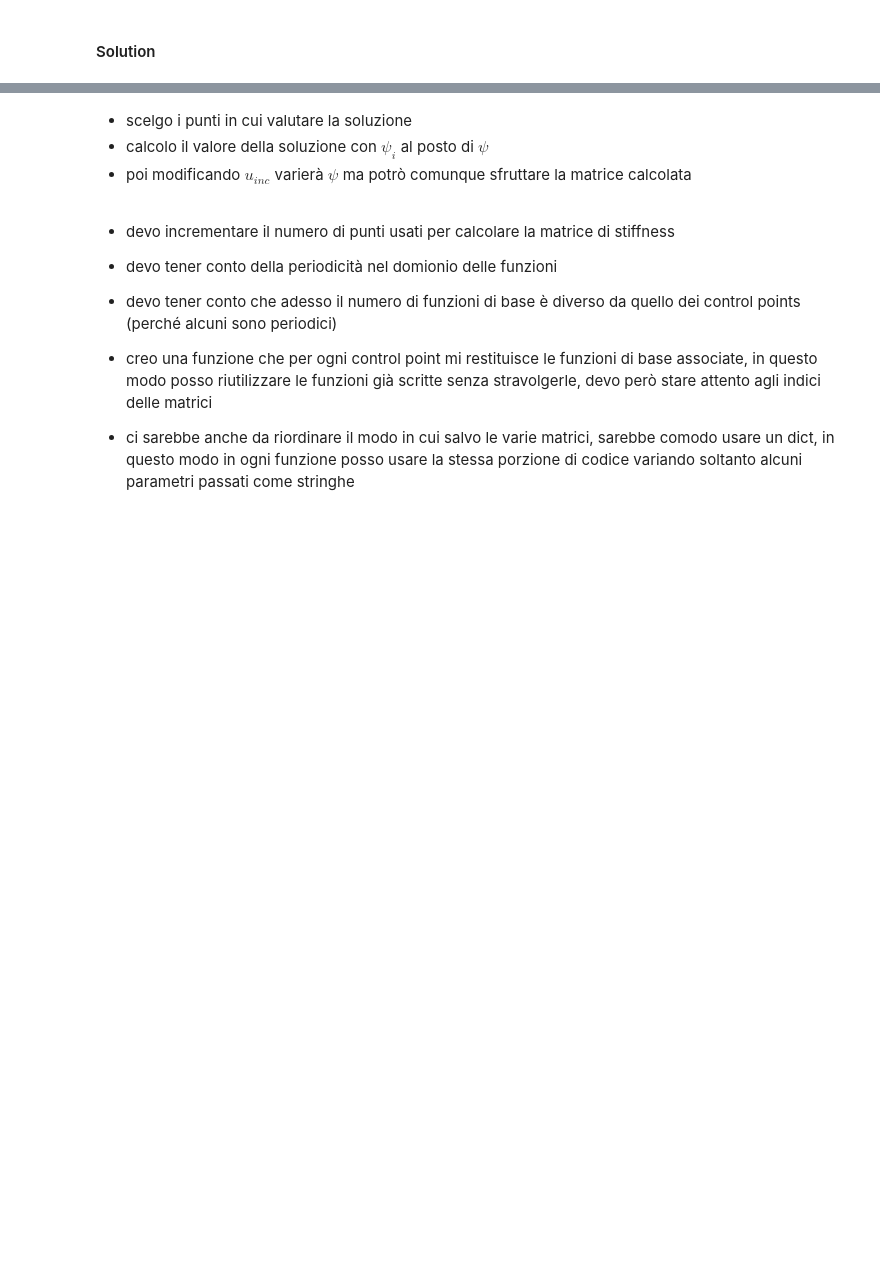
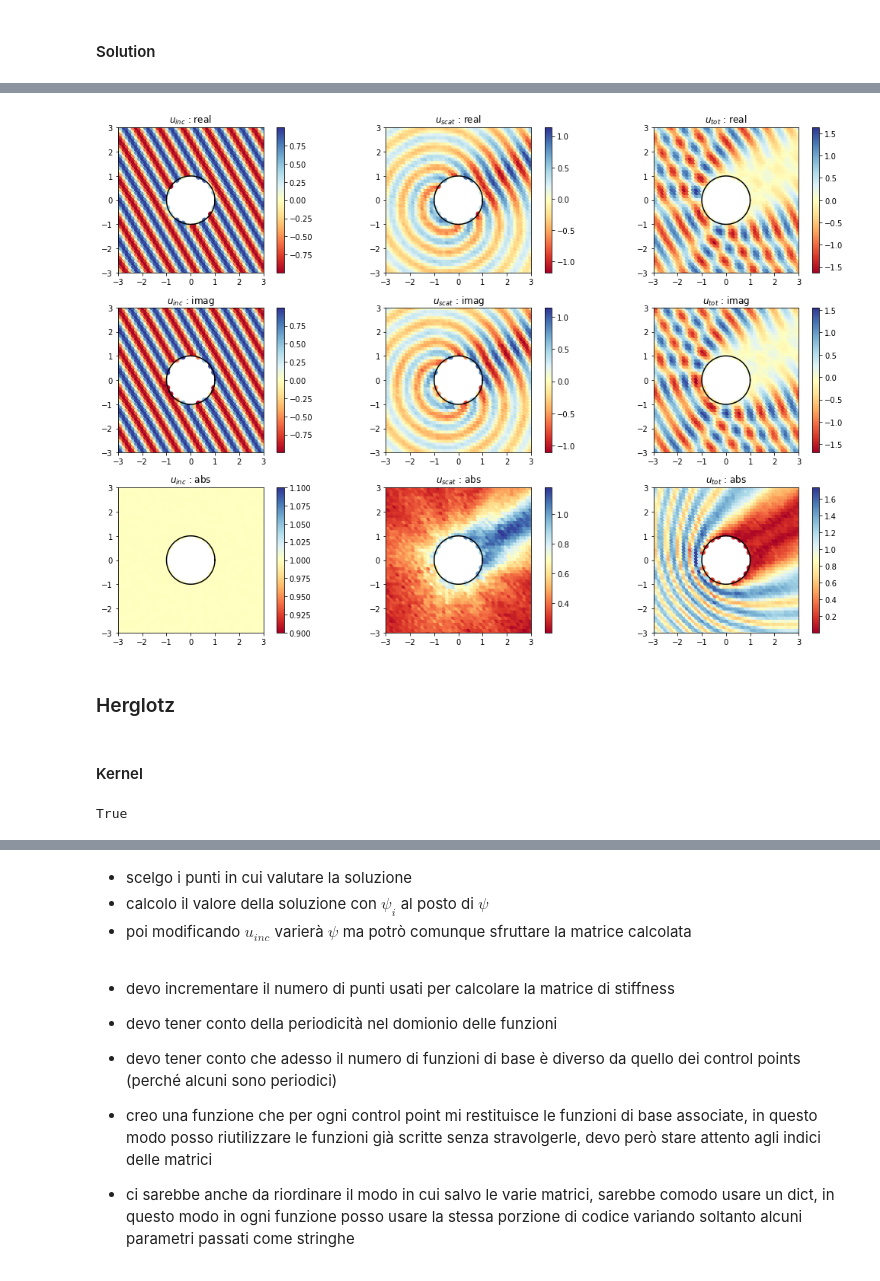
Before and after one commit to EliaStocco/Bspline, a Jupyter notebook: python/BEM-circle.ipynb, the cells around one changed output, grey strips where cells are left out. Drawn from its saved outputs; the diff is of its cells as text; code cells hidden in the pictures; blank space fills up the shorter version.

```diff
--- a/python/BEM-circle.ipynb
+++ b/python/BEM-circle.ipynb
@@ -34,3 +34,16 @@ def norm(x):
+# %%
+def plot(fig,n,xB,yB,x,y,c,title,cmap):
+
+    ax = fig.add_subplot(n)
+    ax.plot(xB, yB, color= "black",label="Bspline")
+    sc = ax.scatter(x,y,c=c,cmap=cmap)
+    plt.colorbar(sc)
+    ax.set_aspect('equal')
+    plt.xlim(min(x),max(x))
+    plt.ylim(min(y),max(y))
+    plt.title(title)
+
+    return
 # %% [markdown]
 # Periodic Bspline
 # %%
@@ -514,8 +503,8 @@ file
 # %% [output]
 'files/BEM/circle/single_layer_potential-bis-P=1-N=100-k=7.499999999999999.csv'
 # %%
-Nx= int(xmax-xmin)*8
-Ny = int(ymax-ymin)*8
+Nx= 10#int(xmax-xmin)*10
+Ny = 10#int(ymax-ymin)*10
 x = np.linspace(xmin,xmax,Nx)
 y = np.linspace(ymin,ymax,Ny)
 X,Y = np.meshgrid(x,y)
@@ -526,7 +515,7 @@ XY0[:,1] = Y.reshape((Nx*Ny,))
 
 internal = bs.internal_points(XY=XY0,NN=1000,xmin=0.,xmax=1.,opts=None)
 XY = XY0[ np.logical_not(internal) ]
-#print(len(XYslp)," = ",len(XYslp)/3600,"h")
+print(len(XY))#," = ",len(XYslp)/3600,"h")
 
 #tolgo elementi interni
 #radius = np.asarray([np.sqrt(np.sum(np.power(i,2.0))) for i in XY])
@@ -653,7 +658,8 @@ if os.path.exists(file_ind) and READ == True :
     sol = bs.load("ind_sol-BEM",file_ind)
 
 else :
-    sol,Xnp,Valnp = bs.BEM(uinc=plane_wave,k=wavevector,XY=XY,opts=None)
+    sol,Xnp,Valnp = bs.BEM(uinc=plane_wave,k=wavevector,XY=XY,\
+                           opts={"print":True,"ready_sol_BEM":False})
     if SAVE == True :
         bs.save("sol-BEM",file_sol)
         bs.save("lv-BEM",file_lv)
@@ -672,31 +686,60 @@ cmap = 'RdYlBu'
 def plot(fig,n,xB,yB,x,y,c,title):
 
     ax = fig.add_subplot(n)
     ax.plot(xB, yB, color= "black",label="Bspline")
     sc = ax.scatter(x,y,c=c,cmap=cmap)
     plt.colorbar(sc)
     ax.set_aspect('equal')
     plt.xlim(xmin,xmax)
     plt.ylim(ymin,ymax)
     plt.title(title)
 
     return
 
 plot(fig,331,df["x"], df["y"],XY[:,0],XY[:,1],Uinc.real,"$u_{inc}$ : real")
 plot(fig,334,df["x"], df["y"],XY[:,0],XY[:,1],Uinc.imag,"$u_{inc}$ : imag")
 plot(fig,337,df["x"], df["y"],XY[:,0],XY[:,1],np.absolute(Uinc),"$u_{inc}$ : abs")
 
 plot(fig,332,df["x"], df["y"],XY[:,0],XY[:,1],Valnp.real,"$u_{scat}$ : real")
 plot(fig,335,df["x"], df["y"],XY[:,0],XY[:,1],Valnp.imag,"$u_{scat}$ : imag")
 plot(fig,338,df["x"], df["y"],XY[:,0],XY[:,1],np.absolute(Valnp),"$u_{scat}$ : abs")
 
 plot(fig,333,df["x"], df["y"],XY[:,0],XY[:,1],total.real,"$u_{tot}$ : real")
-plot(fig,336,df["x"], df["y"],XY[:,0],XY[:,1],total.real,"$u_{tot}$ : imag")
+plot(fig,336,df["x"], df["y"],XY[:,0],XY[:,1],total.imag,"$u_{tot}$ : imag")
 plot(fig,339,df["x"], df["y"],XY[:,0],XY[:,1],np.absolute(total),"$u_{tot}$ : abs")
 
 plt.tight_layout()
 
 sol_png = file_dir+"solution-n=6-random=False-"+suffix_png
 plt.savefig(sol_png)
 
 plt.show()
+# %% [output]
+[figure, added]
+# %% [markdown]
+### Herglotz
+# %% [markdown]
+#### Kernel
+# %%
+#definisco la dimensionaità:
+sh = Bs.shape(1,1)
+#sh.show()
+
+#defiisco i knot vector
+P=0 #polinomial degree
+N=12 #base caridnality
+
+#
+#kv = Bs.uniform_open_kv(xmin,xmax,p=P,n=N)#Bs.knot_vector(P,N,v)
+#kv = periodic_kv(xmin,xmax,p=P,n=N)
+kv = Bs.periodic_kv(0.0,2*np.pi,p=P,n=N)
+#kv.show()
+
+#alloco la Bspline
+kernel = Bs.Bspline(sh,[kv],properties={"periodic":[True],"dtype":np.complex})
+#bs.show()
+
+kernel.clear_cp()
+kernel.set_cp(0,1)
+# %% [output]
+True
```
Also changed, not shown: parts of 27 cells of this notebook, 11 other files.
